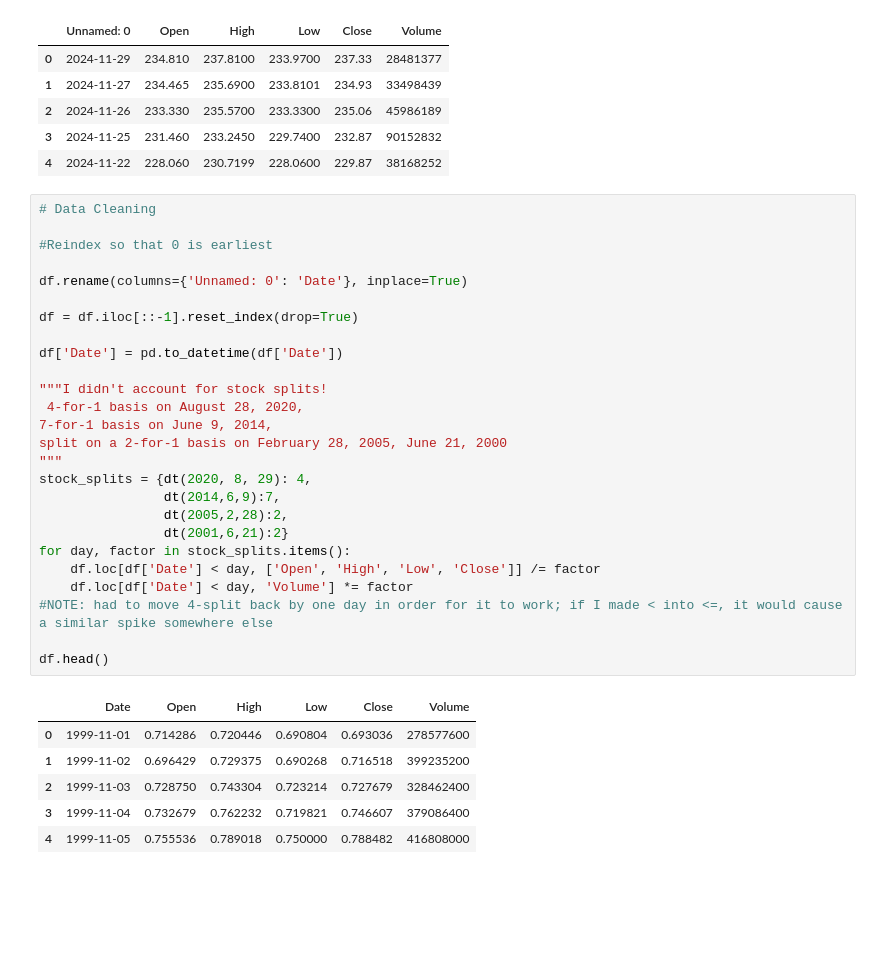
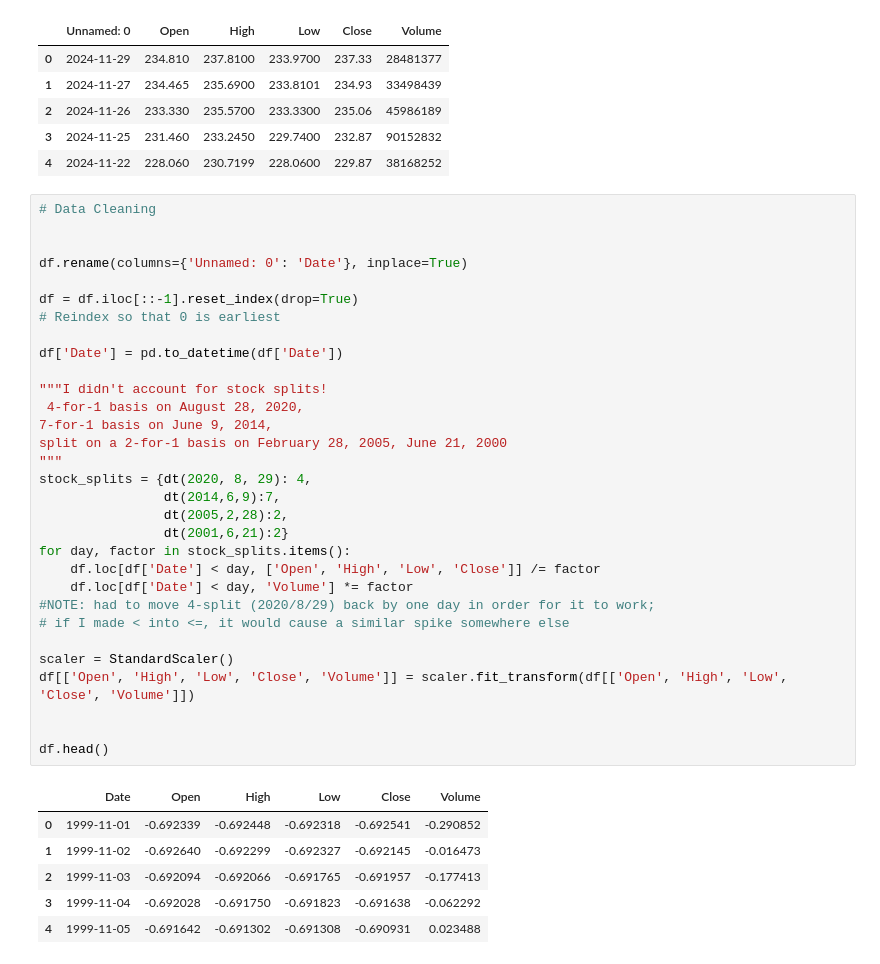
Before and after one commit to GregoryF27/Stock_ML_Regressor_Models, a Jupyter notebook: StockModeling.ipynb, the cells around one changed output. Drawn from its saved outputs; the diff is of its cells as text; blank space fills up the shorter version.

```diff
--- a/StockModeling.ipynb
+++ b/StockModeling.ipynb
@@ -23,33 +32,38 @@ df.head()
 # %%
 # Data Cleaning
 
-#Reindex so that 0 is earliest
 
 df.rename(columns={'Unnamed: 0': 'Date'}, inplace=True)
 
 df = df.iloc[::-1].reset_index(drop=True)
+# Reindex so that 0 is earliest
 
 df['Date'] = pd.to_datetime(df['Date'])
 
 """I didn't account for stock splits!
  4-for-1 basis on August 28, 2020,
 7-for-1 basis on June 9, 2014,
 split on a 2-for-1 basis on February 28, 2005, June 21, 2000
 """
 stock_splits = {dt(2020, 8, 29): 4,
                 dt(2014,6,9):7,
                 dt(2005,2,28):2,
                 dt(2001,6,21):2}
 for day, factor in stock_splits.items():
     df.loc[df['Date'] < day, ['Open', 'High', 'Low', 'Close']] /= factor
     df.loc[df['Date'] < day, 'Volume'] *= factor
-#NOTE: had to move 4-split back by one day in order for it to work; if I made < into <=, it would cause a similar spike somewhere else
+#NOTE: had to move 4-split (2020/8/29) back by one day in order for it to work;
+# if I made < into <=, it would cause a similar spike somewhere else
+
+scaler = StandardScaler()
+df[['Open', 'High', 'Low', 'Close', 'Volume']] = scaler.fit_transform(df[['Open', 'High', 'Low', 'Close', 'Volume']])
+
 
 df.head()
 # %% [output]
 |  | Date | Open | High | Low | Close | Volume |
-| 0 | 1999-11-01 | 0.714286 | 0.720446 | 0.690804 | 0.693036 | 278577600 |
-| 1 | 1999-11-02 | 0.696429 | 0.729375 | 0.690268 | 0.716518 | 399235200 |
-| 2 | 1999-11-03 | 0.728750 | 0.743304 | 0.723214 | 0.727679 | 328462400 |
-| 3 | 1999-11-04 | 0.732679 | 0.762232 | 0.719821 | 0.746607 | 379086400 |
-| 4 | 1999-11-05 | 0.755536 | 0.789018 | 0.750000 | 0.788482 | 416808000 |
+| 0 | 1999-11-01 | -0.692339 | -0.692448 | -0.692318 | -0.692541 | -0.290852 |
+| 1 | 1999-11-02 | -0.692640 | -0.692299 | -0.692327 | -0.692145 | -0.016473 |
+| 2 | 1999-11-03 | -0.692094 | -0.692066 | -0.691765 | -0.691957 | -0.177413 |
+| 3 | 1999-11-04 | -0.692028 | -0.691750 | -0.691823 | -0.691638 | -0.062292 |
+| 4 | 1999-11-05 | -0.691642 | -0.691302 | -0.691308 | -0.690931 | 0.023488 |
```
Also changed, not shown: parts of 18 cells of this notebook, 1 other file.
